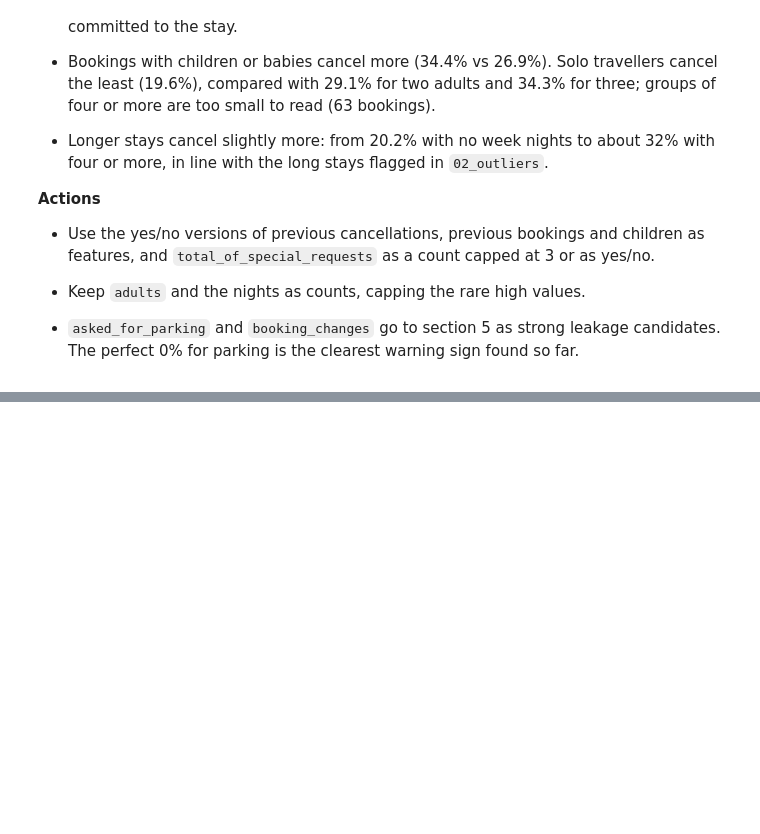
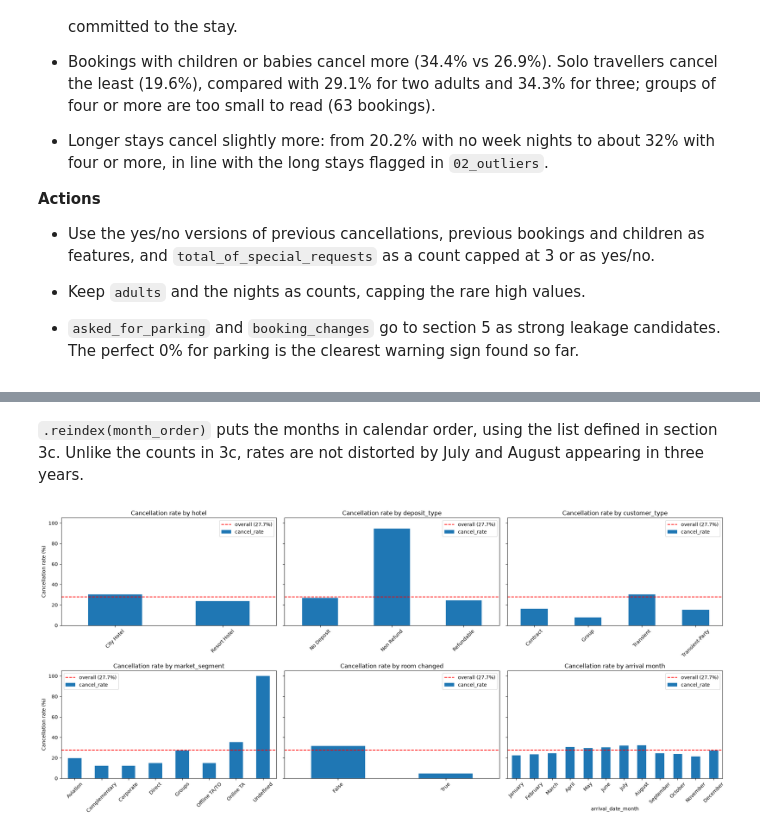
Before and after one commit to martinmon19/Assignment-MACHINE-LEARNING, a Jupyter notebook: notebooks/03_distributions.ipynb, the cells around one changed output, grey strips where cells are left out. Drawn from its saved outputs; the diff is of its cells as text; code cells hidden in the pictures; blank space fills up the shorter version.

Commit message:
Add cancellation rate for categorical and date variables.

```diff
--- a/notebooks/03_distributions.ipynb
+++ b/notebooks/03_distributions.ipynb
@@ -659,0 +662,5 @@ As in 4a, bars above the red line cancel more than average. Very small groups (f
+# %%
+cat_vars = ["hotel", "deposit_type", "customer_type", "market_segment",
+            "distribution_channel", "meal", "is_repeated_guest"]
+cat_table = pd.concat({var: cancel_rate(var) for var in cat_vars})
+cat_table
@@ -659,0 +714,3 @@ As in 4a, bars above the red line cancel more than average. Very small groups (f
+# %%
+room_changed = df["reserved_room_type"] != df["assigned_room_type"]
+cancel_rate(room_changed)
@@ -659,0 +766,3 @@ As in 4a, bars above the red line cancel more than average. Very small groups (f
+# %%
+month_table = cancel_rate("arrival_date_month").reindex(month_order)
+month_table
@@ -659,0 +784,21 @@ As in 4a, bars above the red line cancel more than average. Very small groups (f
+# %% [markdown]
+`.reindex(month_order)` puts the months in calendar order, using the list defined in section 3c.
+Unlike the counts in 3c, rates are not distorted by July and August appearing in three years.
+# %%
+plot_tables = {"hotel": cat_table.loc["hotel"], "deposit_type": cat_table.loc["deposit_type"],
+               "customer_type": cat_table.loc["customer_type"],
+               "market_segment": cat_table.loc["market_segment"],
+               "room changed": cancel_rate(room_changed), "arrival month": month_table}
+fig, axes = plt.subplots(2, 3, figsize=(20, 9), sharey=True)
+for ax, (name, table) in zip(axes.flat, plot_tables.items()):
+    table["cancel_rate"].plot(kind="bar", ax=ax)
+    ax.axhline(overall_rate, color="red", linestyle="--", label=f"overall ({overall_rate:.1f}%)")
+    ax.set_title(f"Cancellation rate by {name}")
+    ax.tick_params(axis="x", rotation=45)
+    ax.legend()
+axes[0, 0].set_ylabel("Cancellation rate (%)")
+axes[1, 0].set_ylabel("Cancellation rate (%)")
+plt.tight_layout()
+plt.show()
+# %% [output]
+[figure, added]
```
Also changed, not shown: parts of 11 cells of this notebook.
